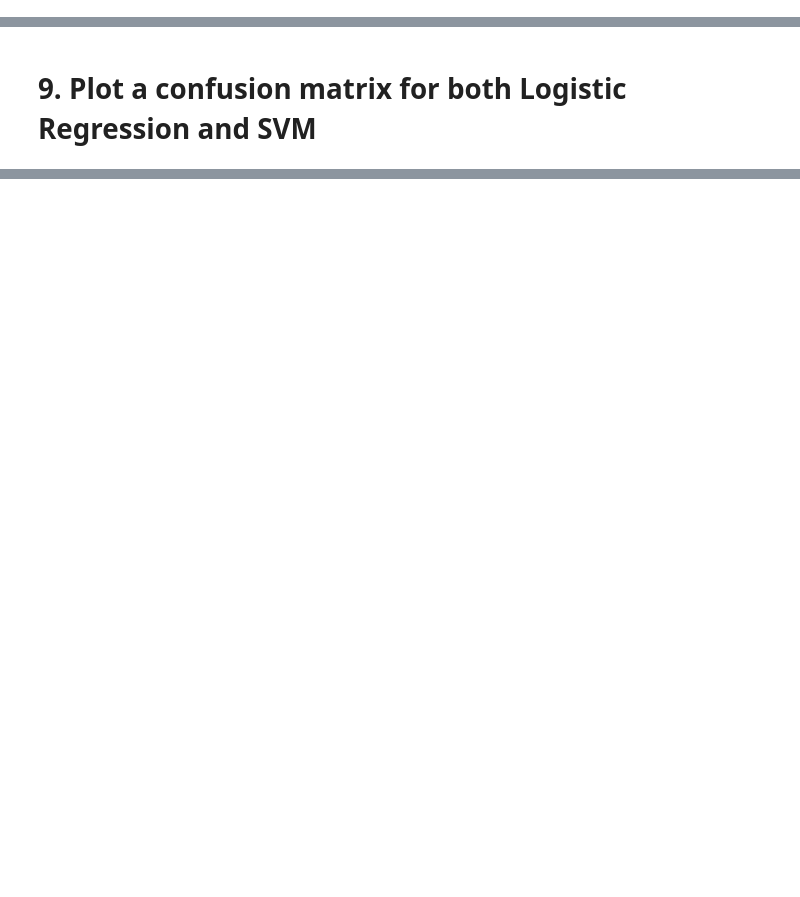
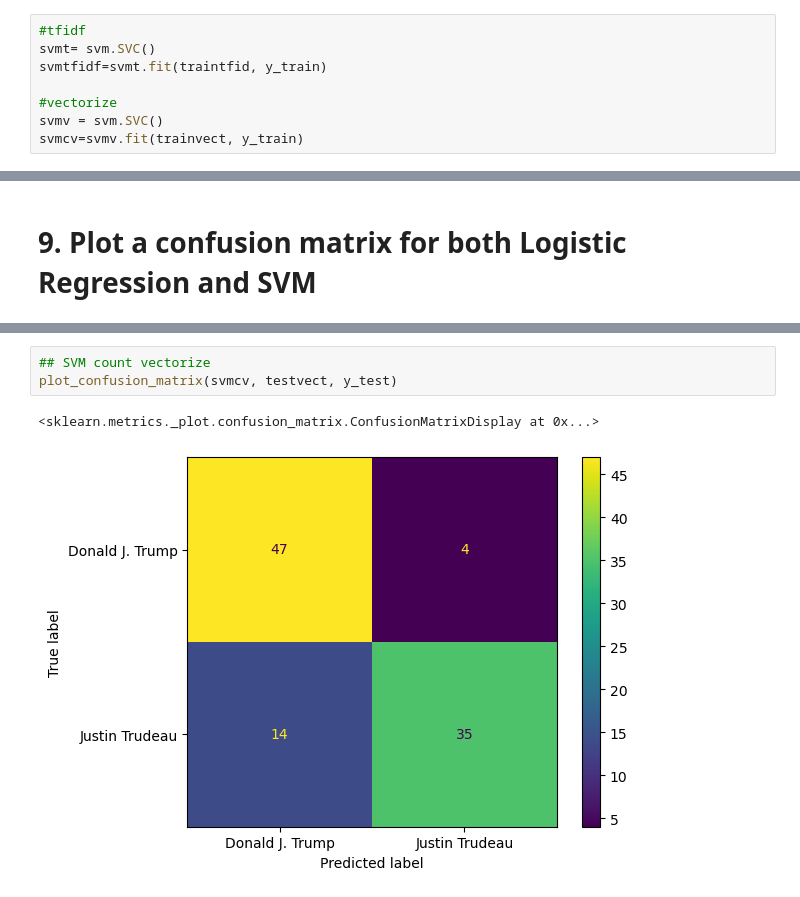
Before and after one commit to Tuwaiq-Data-Science-Bootcamp-V4/SVM-Lab1, a Jupyter notebook: SVM_Assignment.ipynb, the cells around one changed output, grey strips where cells are left out. Drawn from its saved outputs; the diff is of its cells as text; blank space fills up the shorter version.

```diff
--- a/SVM_Assignment.ipynb
+++ b/SVM_Assignment.ipynb
@@ -22,5 +87,13 @@
 # 7. Train a SVM model
 
 - Build and train two models, the first by using the tfidf data, and the second by using count vectorize data.
+# %%
+#tfidf
+svmt= svm.SVC()
+svmtfidf=svmt.fit(traintfid, y_train)
+
+#vectorize
+svmv = svm.SVC()
+svmcv=svmv.fit(trainvect, y_train)
 # %% [markdown]
 # 8. Make a prediction and calculate the score for both Logistic Regression and SVM
@@ -28,0 +137,6 @@
+# %%
+## SVM count vectorize
+plot_confusion_matrix(svmcv, testvect, y_test)
+# %% [output]
+<sklearn.metrics._plot.confusion_matrix.ConfusionMatrixDisplay at 0x...>
+[figure, added]
```
Also changed, not shown: parts of 15 cells of this notebook.
